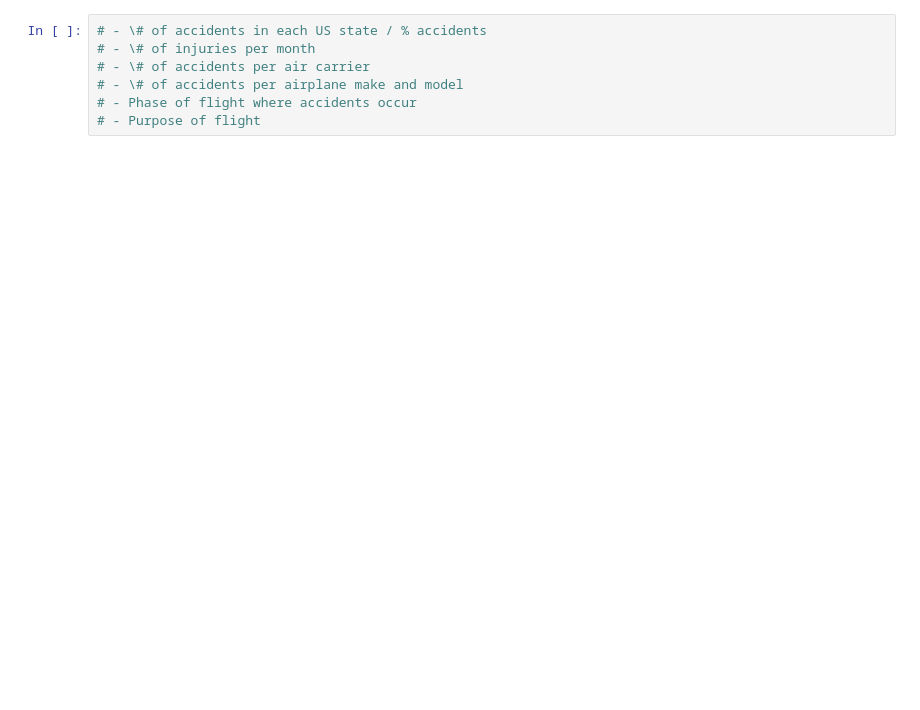
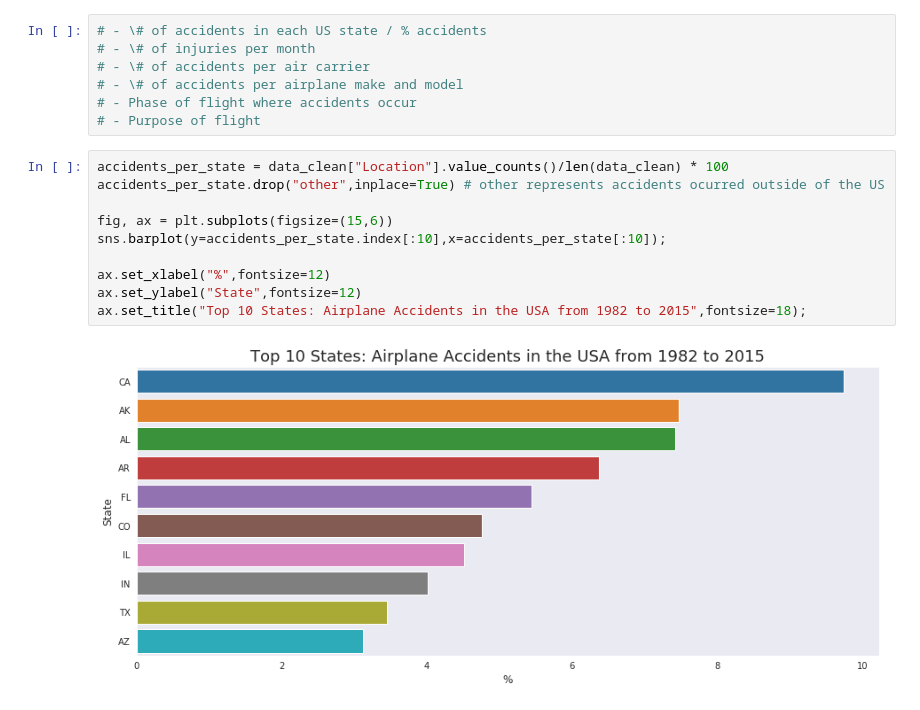
Before and after one commit to asisloustau/creations, a Jupyter notebook: investigating_airplane_accidents/aviation_analysis.ipynb, the cells around one changed output. Cells and saved outputs as stored; diff of their text form; blank space fills up the shorter version.

```diff
--- a/investigating_airplane_accidents/aviation_analysis.ipynb
+++ b/investigating_airplane_accidents/aviation_analysis.ipynb
@@ -156,3 +181,15 @@ ax.set_title("Seasonability of Airplane Accidents in the USA from 1982 to 2015",
 # - \# of accidents per airplane make and model
 # - Phase of flight where accidents occur
 # - Purpose of flight
+# %%
+accidents_per_state = data_clean["Location"].value_counts()/len(data_clean) * 100
+accidents_per_state.drop("other",inplace=True) # other represents accidents ocurred outside of the US
+
+fig, ax = plt.subplots(figsize=(15,6))
+sns.barplot(y=accidents_per_state.index[:10],x=accidents_per_state[:10]);
+
+ax.set_xlabel("%",fontsize=12)
+ax.set_ylabel("State",fontsize=12)
+ax.set_title("Top 10 States: Airplane Accidents in the USA from 1982 to 2015",fontsize=18);
+# %% [output]
+[figure, added]
```
Also changed, not shown: parts of 2 cells of this notebook.
